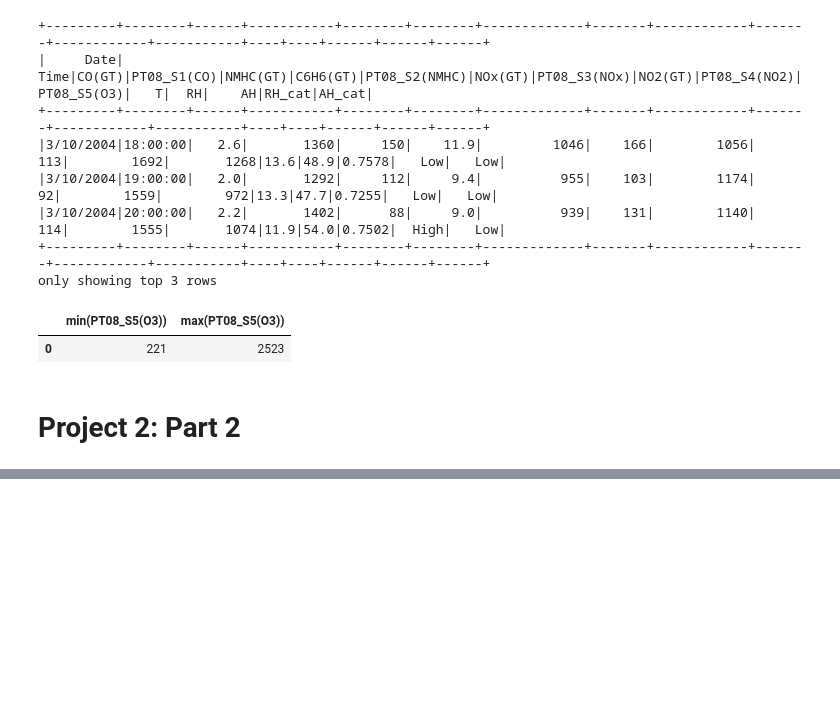
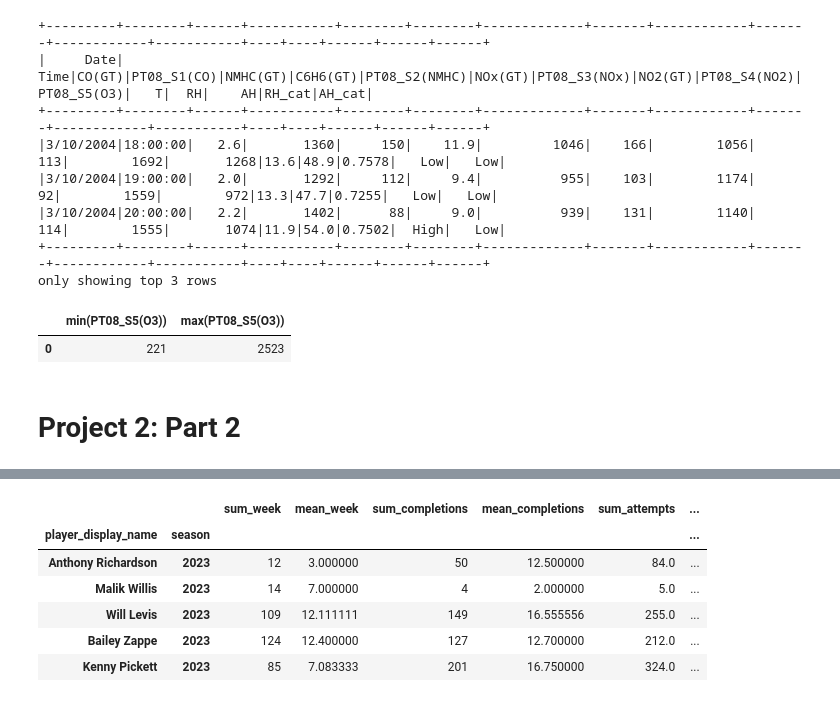
Before and after one commit to lytyler/ST554_project2, a Jupyter notebook: project2_part1b_part2.ipynb, the cells around one changed output, grey strips where cells are left out. Cells and saved outputs as stored; diff of their text form; code cells hidden in the pictures; blank space fills up the shorter version.

```diff
--- a/project2_part1b_part2.ipynb
+++ b/project2_part1b_part2.ipynb
@@ -345,0 +441,14 @@ sdc_air2.numColSummarizer(column = "PT08_S5(O3)")
+# %%
+#replace zeros with nan for attempts and interceptions to avoid division
+#by zero later
+nfl_summary["sum_attempts"] = nfl_summary["sum_attempts"].replace(0.0, np.nan)
+nfl_summary["sum_interceptions"] = nfl_summary["sum_interceptions"].replace(0.0, np.nan)
+nfl_summary.head()
+# %% [output]
+|  |  | sum_week | mean_week | sum_completions | mean_completions | sum_attempts | ... |
+| player_display_name | season |  |  |  |  |  | ... |
+| Anthony Richardson | 2023 | 12 | 3.000000 | 50 | 12.500000 | 84.0 | ... |
+| Malik Willis | 2023 | 14 | 7.000000 | 4 | 2.000000 | 5.0 | ... |
+| Will Levis | 2023 | 109 | 12.111111 | 149 | 16.555556 | 255.0 | ... |
+| Bailey Zappe | 2023 | 124 | 12.400000 | 127 | 12.700000 | 212.0 | ... |
+| Kenny Pickett | 2023 | 85 | 7.083333 | 201 | 16.750000 | 324.0 | ... |
```
Also changed, not shown: parts of 14 cells of this notebook.
